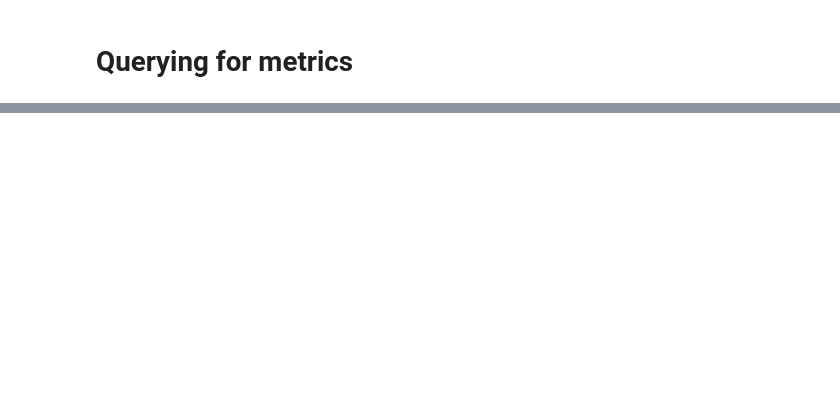
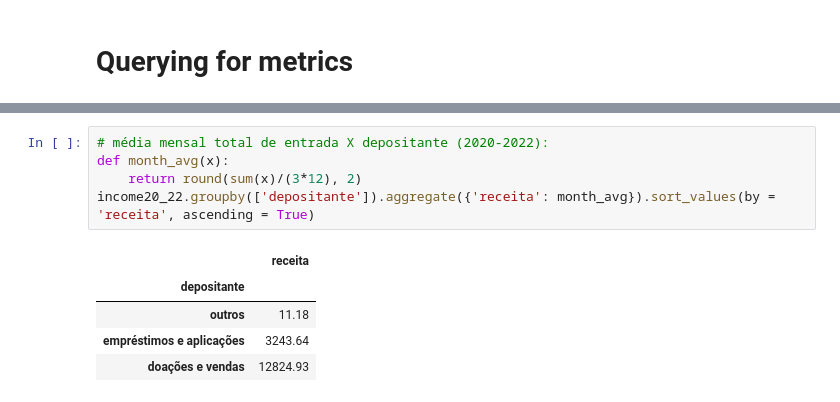
Before and after one commit to vdechen/DataAnalysis_NGO, a Jupyter notebook: Data cleaning and analysis.ipynb, the cells around one changed output, grey strips where cells are left out. Drawn from its saved outputs; the diff is of its cells as text; blank space fills up the shorter version.

```diff
--- a/Code.ipynb
+++ b/Data cleaning and analysis.ipynb
@@ -299,0 +238,11 @@ expenses20_22.groupby(['ano', 'favorecido']).aggregate({'despesas':sum})
+# %%
+# média mensal total de entrada X depositante (2020-2022):
+def month_avg(x):
+    return round(sum(x)/(3*12), 2)
+income20_22.groupby(['depositante']).aggregate({'receita': month_avg}).sort_values(by = 'receita', ascending = True)
+# %% [output]
+|  | receita |
+| depositante |  |
+| outros | 11.18 |
+| empréstimos e aplicações | 3243.64 |
+| doações e vendas | 12824.93 |
```
Also changed, not shown: parts of 33 cells of this notebook, 2 other files.
